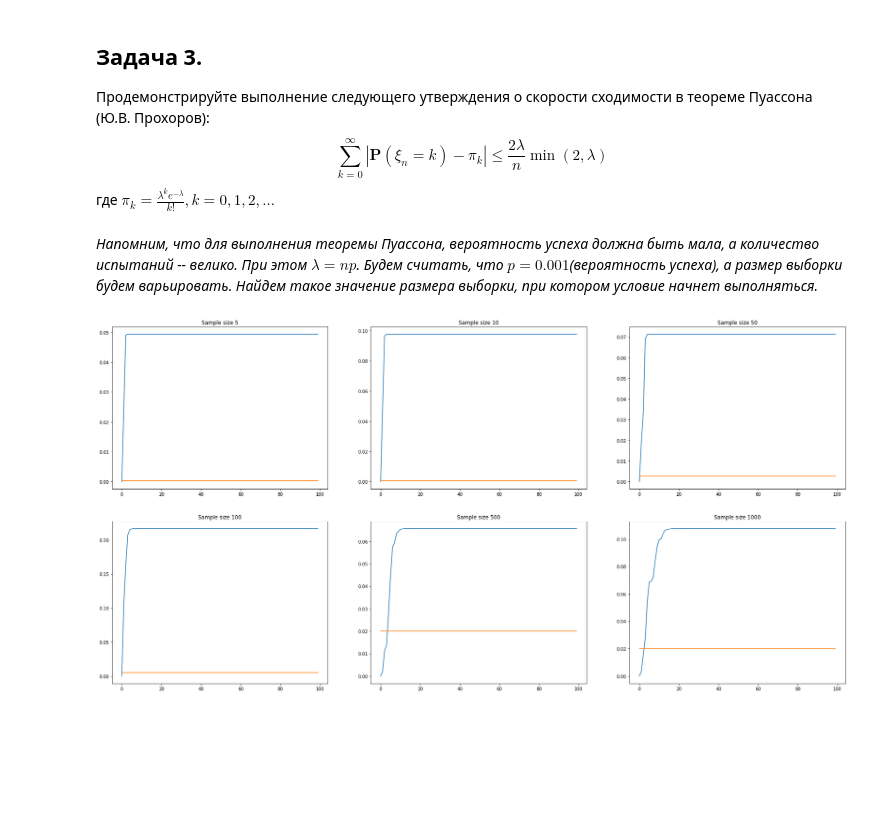
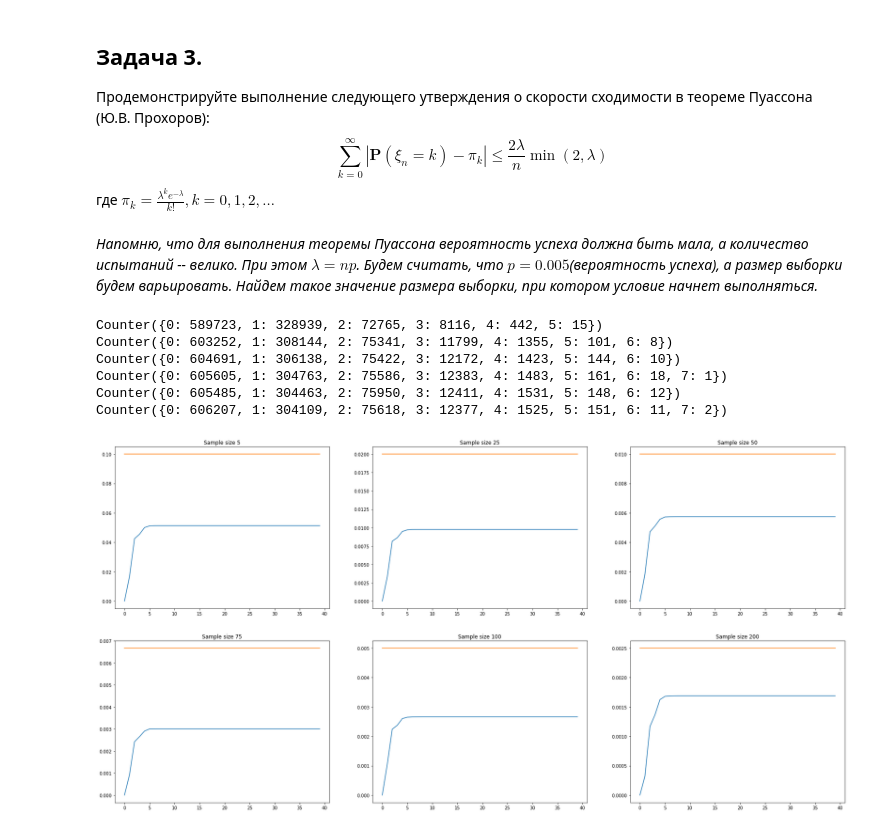
Before and after one commit to VEK239/bi-statistics-2021, a Jupyter notebook: theory_mhw_1.ipynb, the cells around one changed output. Drawn from its saved outputs; the diff is of its cells as text; code cells hidden in the pictures; blank space fills up the shorter version.

```diff
--- a/theory_mhw_1.ipynb
+++ b/theory_mhw_1.ipynb
@@ -183,28 +183,34 @@ $$
 $$
 где $\pi_{k}=\frac{\lambda^{k} e^{-\lambda}}{k !}, k=0,1,2, \ldots$
 # %% [markdown]
-_Напомним, что для выполнения теоремы Пуассона, вероятность успеха должна быть мала, а количество испытаний -- велико. При этом $\lambda = np$. Будем считать, что $p=0.001$(вероятность успеха), а размер выборки будем варьировать. Найдем такое значение размера выборки, при котором условие начнет выполняться._
+_Напомню, что для выполнения теоремы Пуассона вероятность успеха должна быть мала, а количество испытаний -- велико. При этом $\lambda = np$. Будем считать, что $p=0.005$(вероятность успеха), а размер выборки будем варьировать. Найдем такое значение размера выборки, при котором условие начнет выполняться._
 # %%
 fig, ((ax1, ax2, ax3), (ax4, ax5, ax6)) = plt.subplots(2, 3, figsize=(30,15))
 axis = [ax1, ax2, ax3, ax4, ax5, ax6]
-
-for n, ax in zip([5, 10, 50, 100, 500, 1000], axis):
-    p = 0.005
-    l = n * p
+l = 0.5
+for n, ax in zip([5, 25, 50, 75, 100, 200], axis):
+    p = l / n
     values = []
-    right = [2 * l / n * min(2, l) for _ in range(100)]
-    data = binom.rvs(n, p, size=n)
+    right = [2 * l / n * min(2, l) for _ in range(40)]
+    data = binom.rvs(n, p, size=1000000)
     counts = collections.Counter(data)
-    for alpha in range(100):
+    print(counts)
+    for alpha in range(40):
         seq_sum = 0
         for i in range(alpha):
             pi_k = (l ** i) * (math.e ** (-l)) / math.factorial(i)
             proba = counts[i] / len(data)
             seq_sum += abs(proba - pi_k)
         values.append(seq_sum)
     ax.set_title(f'Sample size {n}')
     ax.plot(values)
     ax.plot(right)
 plt.show()
 # %% [output]
+Counter({0: 589723, 1: 328939, 2: 72765, 3: 8116, 4: 442, 5: 15})
+Counter({0: 603252, 1: 308144, 2: 75341, 3: 11799, 4: 1355, 5: 101, 6: 8})
+Counter({0: 604691, 1: 306138, 2: 75422, 3: 12172, 4: 1423, 5: 144, 6: 10})
+Counter({0: 605605, 1: 304763, 2: 75586, 3: 12383, 4: 1483, 5: 161, 6: 18, 7: 1})
+Counter({0: 605485, 1: 304463, 2: 75950, 3: 12411, 4: 1531, 5: 148, 6: 12})
+Counter({0: 606207, 1: 304109, 2: 75618, 3: 12377, 4: 1525, 5: 151, 6: 11, 7: 2})
-[figure, old version]
+[figure, new version]
```
Also changed, not shown: parts of 4 cells of this notebook.
